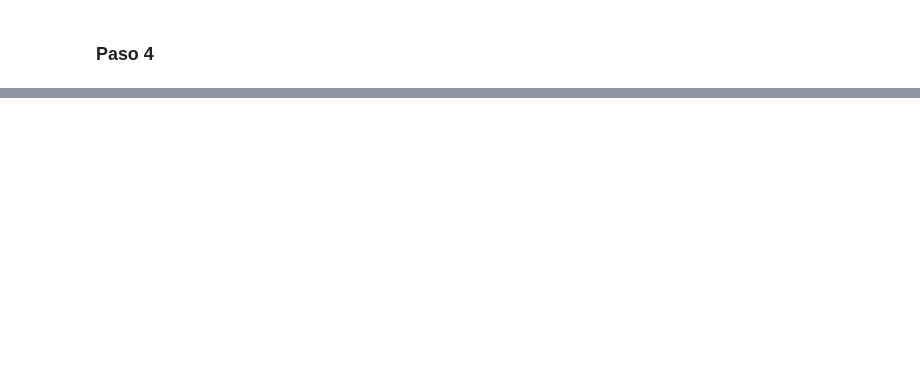
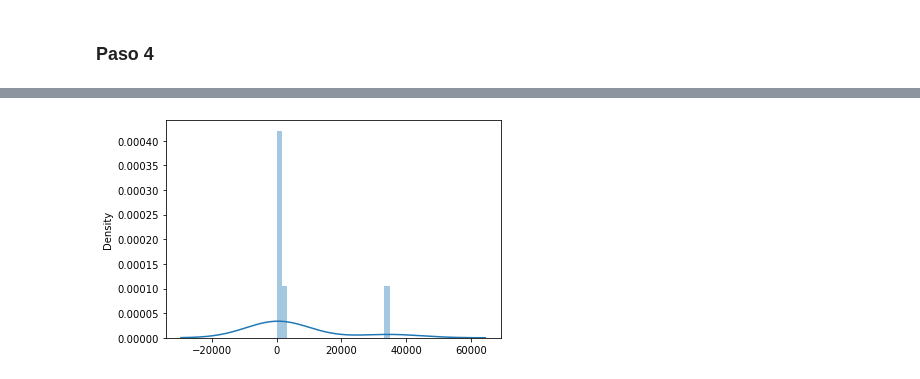
Before and after one commit to Richard23galileo/ProyectoFinal, a Jupyter notebook: Proyecto.ipynb, the cells around one changed output, grey strips where cells are left out. Cells and saved outputs as stored; diff of their text form; code cells hidden in the pictures; blank space fills up the shorter version.

```diff
--- a/Proyecto.ipynb
+++ b/Proyecto.ipynb
@@ -42,0 +43,2 @@ sns.displot(df[1], kde=False)
+# %%
+minimo=df.min()
@@ -47,0 +57,4 @@ sns.displot(df[1], kde=False)
+# %%
+ax = sns.distplot(minimo)
+# %% [output]
+[figure, added]
```
Also changed, not shown: parts of 20 cells of this notebook.
